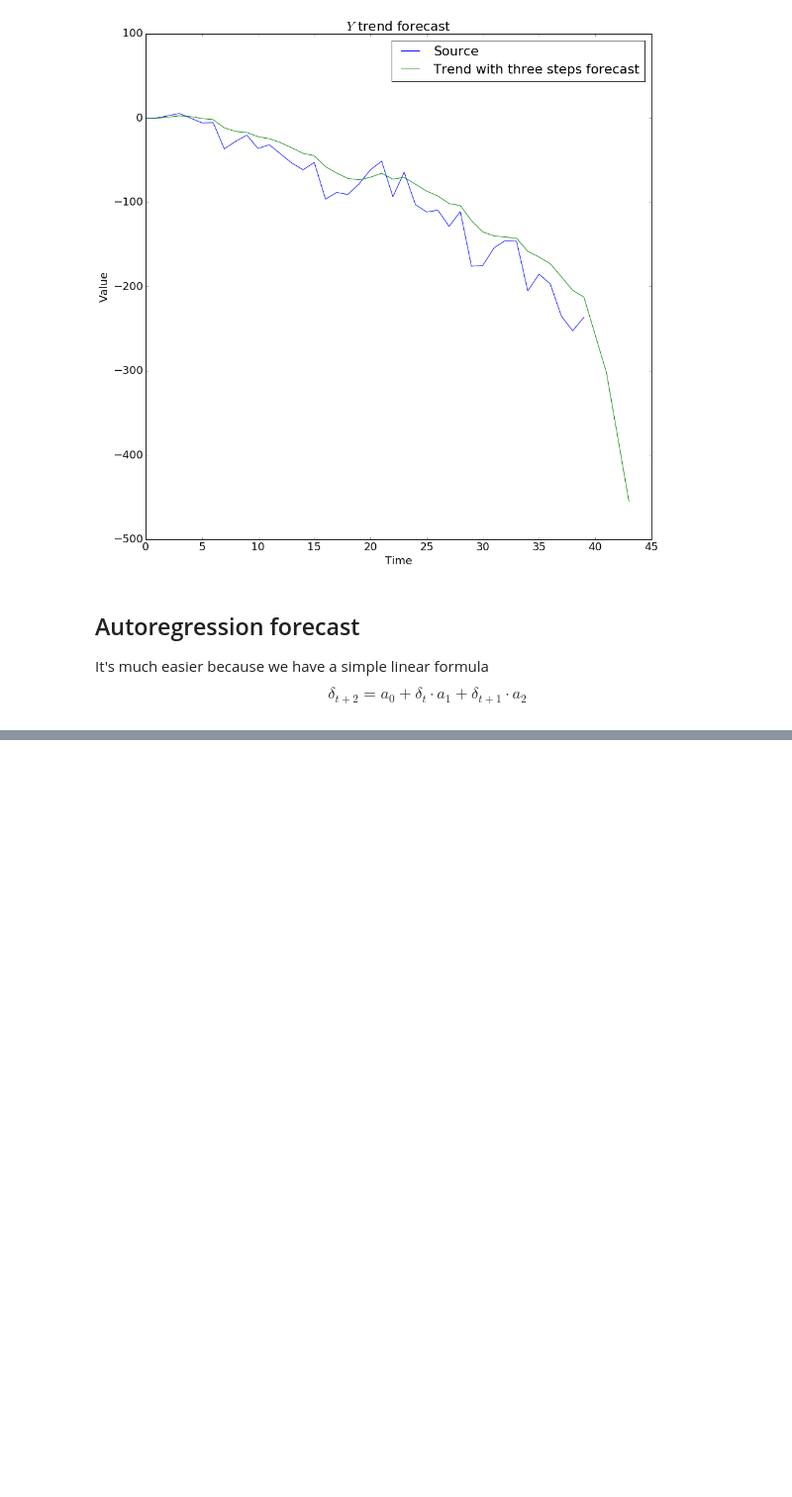
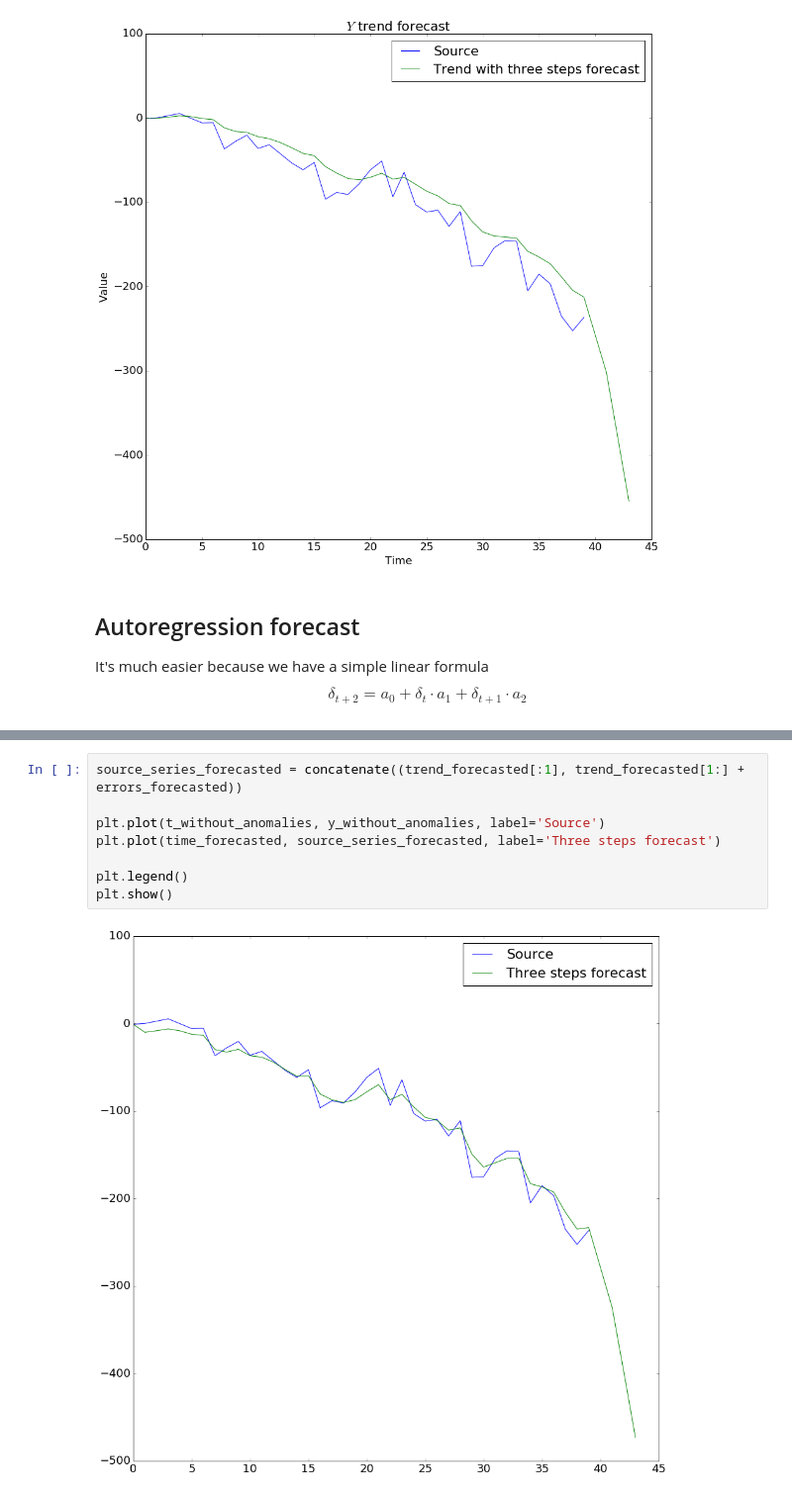
Before and after one commit to definability/statistical-analysis, a Jupyter notebook: course/Notebook/Coursework.ipynb, the cells around one changed output, grey strips where cells are left out. Shown at 99% size. Cells and saved outputs as stored; diff of their text form; blank space fills up the shorter version.

```diff
--- a/course/Notebook/Coursework.ipynb
+++ b/course/Notebook/Coursework.ipynb
@@ -424,0 +450,10 @@ $$
+# %%
+source_series_forecasted = concatenate((trend_forecasted[:1], trend_forecasted[1:] + errors_forecasted))
+
+plt.plot(t_without_anomalies, y_without_anomalies, label='Source')
+plt.plot(time_forecasted, source_series_forecasted, label='Three steps forecast')
+
+plt.legend()
+plt.show()
+# %% [output]
+[figure, added]
```
Also changed, not shown: parts of 4 cells of this notebook.
